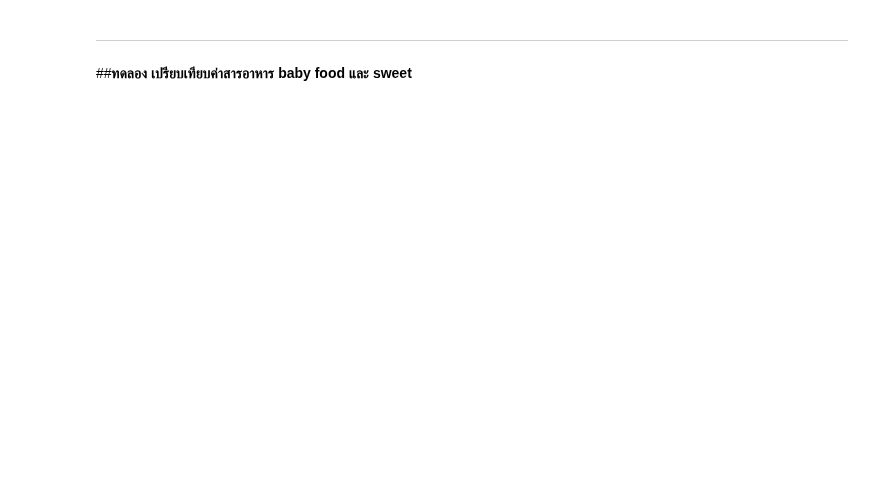
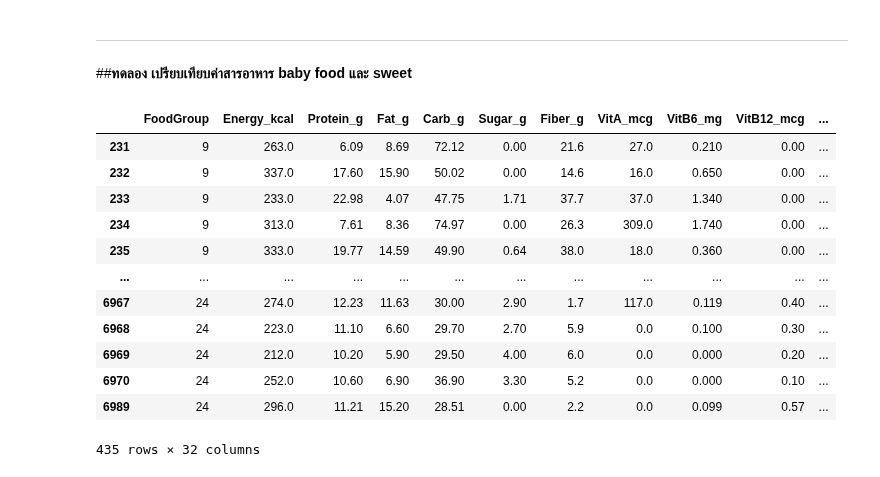
Before and after one commit to sitthatkaja/multivariate, a Jupyter notebook: Chapter3_PCA.ipynb, the cells around one changed output. Saved outputs shown, nothing was run; the diff lists cells and outputs as text; code cells hidden in the pictures; blank space fills up the shorter version.

```diff
--- a/Chapter3_PCA.ipynb
+++ b/Chapter3_PCA.ipynb
@@ -753,5 +749,19 @@ plt.scatter(new_pca[:,0],new_pca[:,1],c = data_dropped2['FoodGroup'],alpha=0.5)
 ***
 ##**ทดลอง เปรียบเทียบค่าสารอาหาร baby food และ sweet**
 # %%
-bb = data_dropped2[(data_dropped2['FoodGroup']=='Baby Foods') or (data_dropped2['FoodGroup']=='Sweets')]
+bb = data_dropped2[(data_dropped2['FoodGroup']==24) | (data_dropped2['FoodGroup']==9)]  ## ใช้  | และ  &  แทน  or  และ  and  ใน pandas
 bb
+# %% [output]
+|  | FoodGroup | Energy_kcal | Protein_g | Fat_g | Carb_g | Sugar_g | Fiber_g | VitA_mcg | VitB6_mg | VitB12_mcg | ... |
+| 231 | 9 | 263.0 | 6.09 | 8.69 | 72.12 | 0.00 | 21.6 | 27.0 | 0.210 | 0.00 | ... |
+| 232 | 9 | 337.0 | 17.60 | 15.90 | 50.02 | 0.00 | 14.6 | 16.0 | 0.650 | 0.00 | ... |
+| 233 | 9 | 233.0 | 22.98 | 4.07 | 47.75 | 1.71 | 37.7 | 37.0 | 1.340 | 0.00 | ... |
+| 234 | 9 | 313.0 | 7.61 | 8.36 | 74.97 | 0.00 | 26.3 | 309.0 | 1.740 | 0.00 | ... |
+| 235 | 9 | 333.0 | 19.77 | 14.59 | 49.90 | 0.64 | 38.0 | 18.0 | 0.360 | 0.00 | ... |
+| ... | ... | ... | ... | ... | ... | ... | ... | ... | ... | ... | ... |
+| 6967 | 24 | 274.0 | 12.23 | 11.63 | 30.00 | 2.90 | 1.7 | 117.0 | 0.119 | 0.40 | ... |
+| 6968 | 24 | 223.0 | 11.10 | 6.60 | 29.70 | 2.70 | 5.9 | 0.0 | 0.100 | 0.30 | ... |
+| 6969 | 24 | 212.0 | 10.20 | 5.90 | 29.50 | 4.00 | 6.0 | 0.0 | 0.000 | 0.20 | ... |
+| 6970 | 24 | 252.0 | 10.60 | 6.90 | 36.90 | 3.30 | 5.2 | 0.0 | 0.000 | 0.10 | ... |
+| 6989 | 24 | 296.0 | 11.21 | 15.20 | 28.51 | 0.00 | 2.2 | 0.0 | 0.099 | 0.57 | ... |
+435 rows × 32 columns
```
Also changed, not shown: parts of 9 cells of this notebook.
